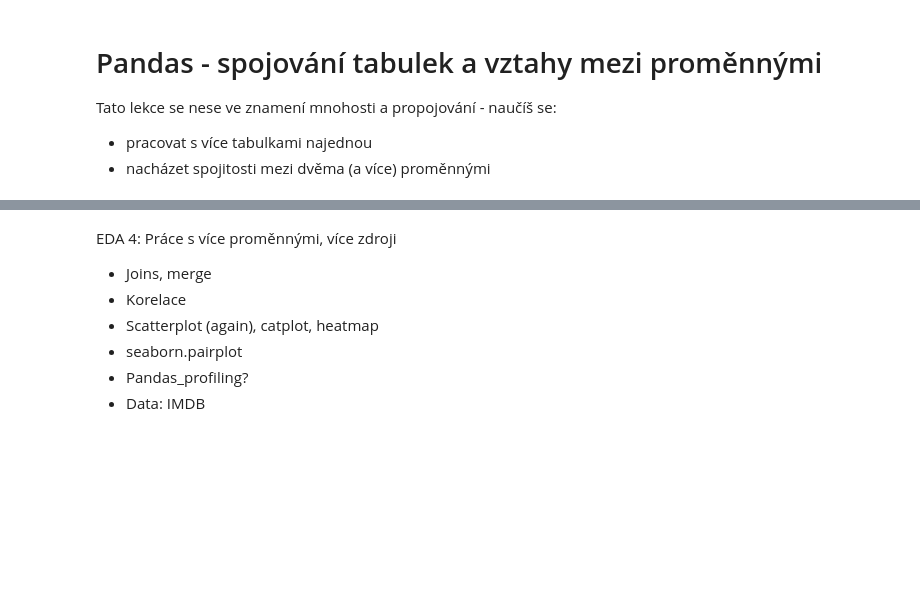
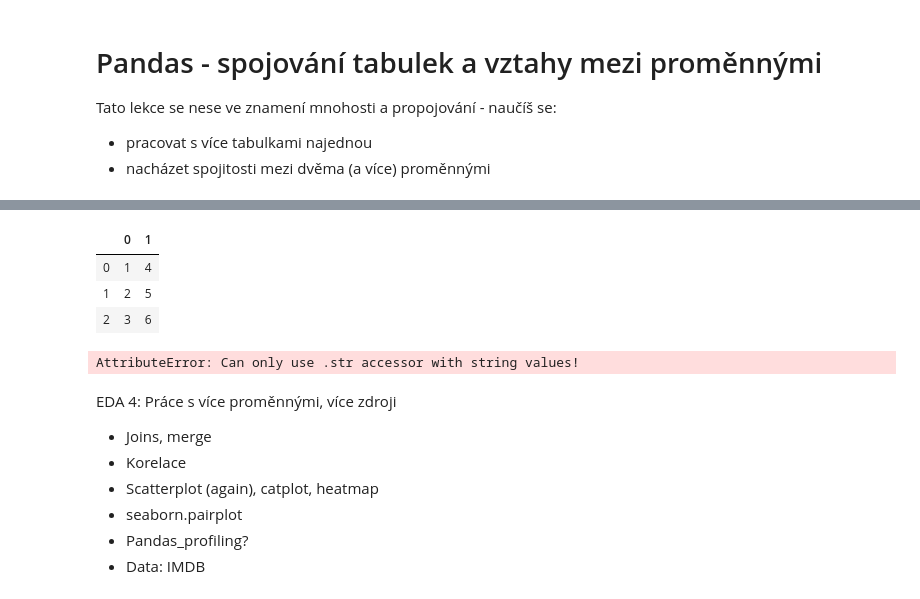
Before and after one commit to janpipek/naucse.python.cz, a Jupyter notebook: lessons/pydata/pandas_correlations/index.ipynb, the cells around one changed output, grey strips where cells are left out. Saved outputs shown, nothing was run; the diff lists cells and outputs as text; code cells hidden in the pictures; blank space fills up the shorter version.

```diff
--- a/lessons/pydata/pandas_correlations/index.ipynb
+++ b/lessons/pydata/pandas_correlations/index.ipynb
@@ -11,0 +89,5 @@ V lekci, kde jsme zpracovávali data o počasí, jsme ti ukázali, že je pomoc
+# %%
+a = pd.Series([1, 2, 3])
+b = pd.Series([4, 5, 6])
+# %%
+a.append(b)
@@ -11,0 +112,7 @@ V lekci, kde jsme zpracovávali data o počasí, jsme ti ukázali, že je pomoc
+# %%
+pd.concat([a, b], axis=1)
+# %% [output]
+|  | 0 | 1 |
+| 0 | 1 | 4 |
+| 1 | 2 | 5 |
+| 2 | 3 | 6 |
@@ -12,3 +121,8 @@ V lekci, kde jsme zpracovávali data o počasí, jsme ti ukázali, že je pomoc
+# %%
+rotten_tomatoes["year"] = rotten_tomatoes["Title"].str.slice(___, ___)
+rotten_tomatoes["Title"] = rotten_tomatoes["Title"].str.slice_replace(___, ___, ___)
+# %% [output]
+AttributeError: Can only use .str accessor with string values!
 # %% [markdown]
 EDA 4: Práce s více proměnnými, více zdroji
 -	Joins, merge
```
Also changed, not shown: parts of 12 cells of this notebook.
